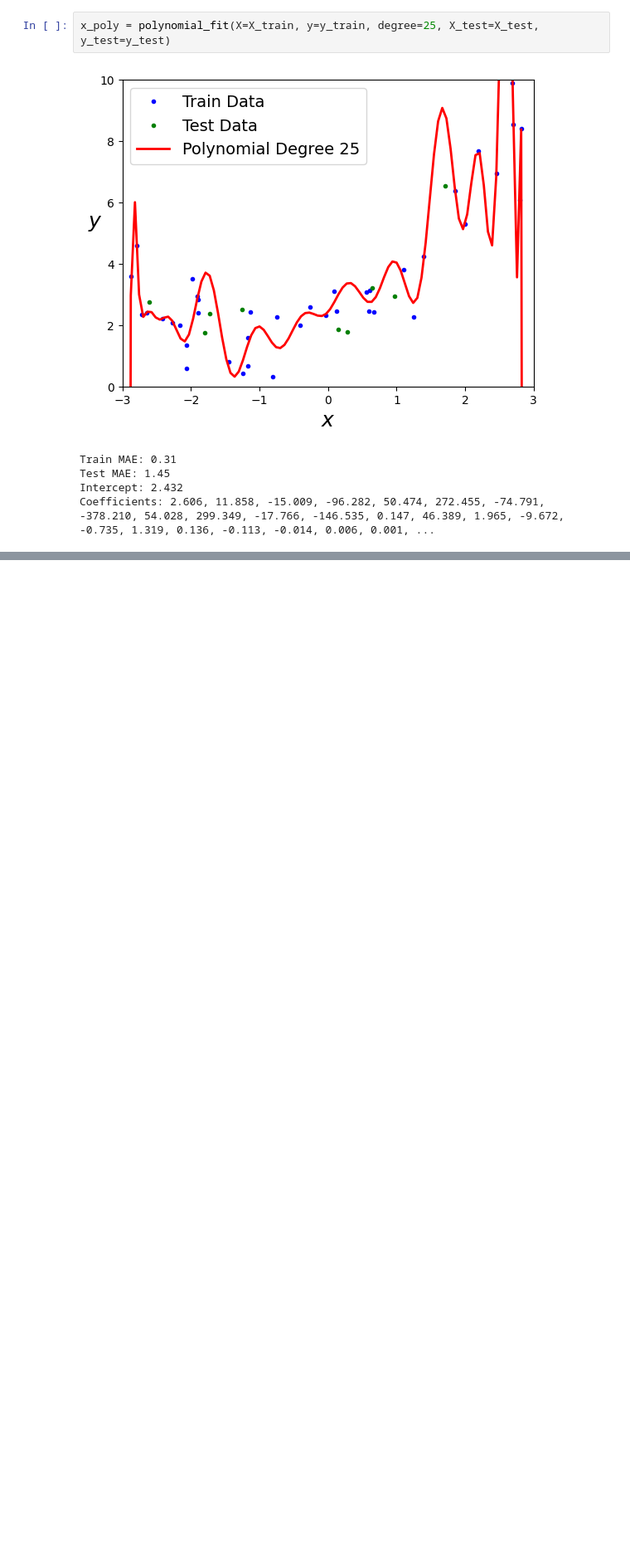
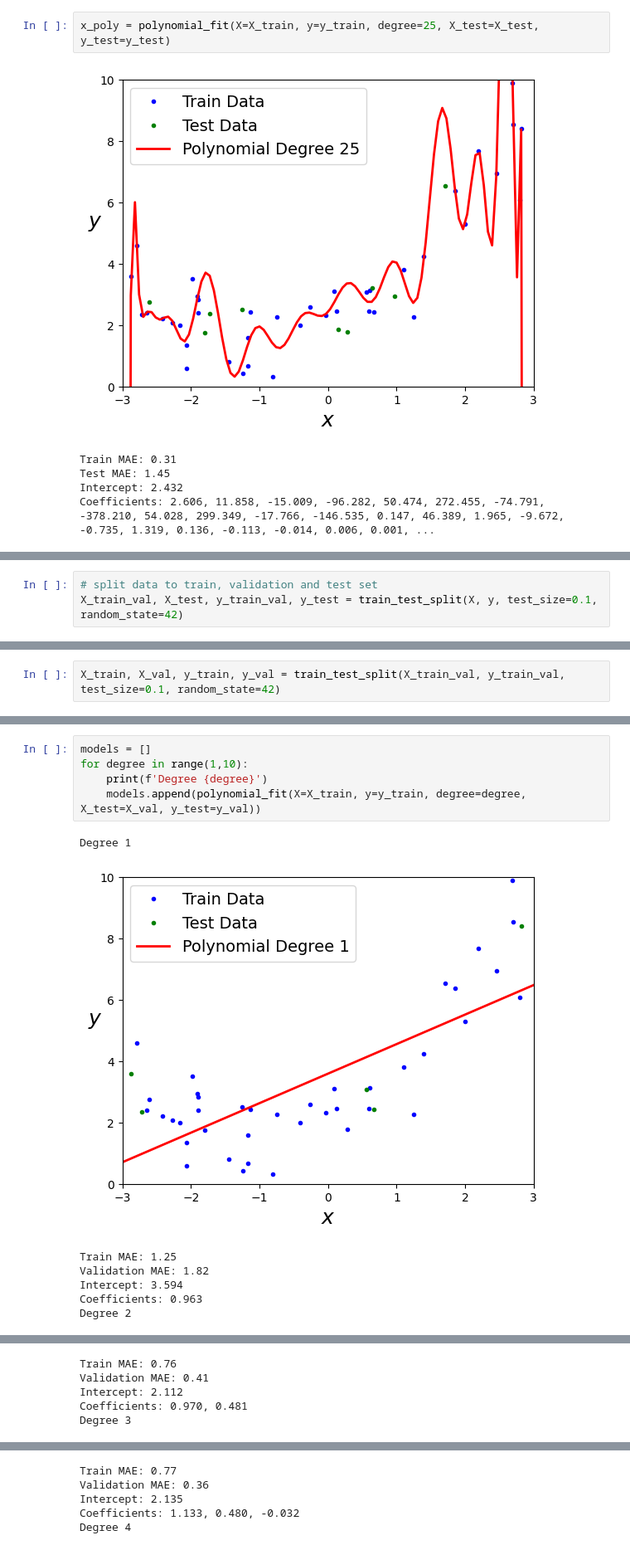
Before and after one commit to nasralani/CSCN8010, a Jupyter notebook: class_notebooks/polynomial_regression/poynomial_regression_and_overfitting.ipynb, the cells around one changed output, grey strips where cells are left out. Shown: that part at 83% size. Cells and saved outputs as stored; diff of their text form; blank space fills up the shorter version.

```diff
--- a/class_notebooks/polynomial_regression/poynomial_regression_and_overfitting.ipynb
+++ b/class_notebooks/polynomial_regression/poynomial_regression_and_overfitting.ipynb
@@ -134,0 +195,3 @@ Coefficients: 2.606, 11.858, -15.009, -96.282, 50.474, 272.455, -74.791, -378.21
+# %%
+# split data to train, validation and test set
+X_train_val, X_test, y_train_val, y_test = train_test_split(X, y, test_size=0.1, random_state=42)
@@ -134,0 +204,2 @@ Coefficients: 2.606, 11.858, -15.009, -96.282, 50.474, 272.455, -74.791, -378.21
+# %%
+X_train, X_val, y_train, y_val = train_test_split(X_train_val, y_train_val, test_size=0.1, random_state=42)
@@ -134,0 +212,13 @@ Coefficients: 2.606, 11.858, -15.009, -96.282, 50.474, 272.455, -74.791, -378.21
+# %%
+models = []
+for degree in range(1,10):
+    print(f'Degree {degree}')
+    models.append(polynomial_fit(X=X_train, y=y_train, degree=degree, X_test=X_val, y_test=y_val))
+# %% [output]
+Degree 1
+[figure, added]
+Train MAE: 1.25
+Validation MAE: 1.82
+Intercept: 3.594
+Coefficients: 0.963
+Degree 2
@@ -134,0 +226,5 @@ Coefficients: 2.606, 11.858, -15.009, -96.282, 50.474, 272.455, -74.791, -378.21
+Train MAE: 0.76
+Validation MAE: 0.41
+Intercept: 2.112
+Coefficients: 0.970, 0.481
+Degree 3
@@ -134,0 +232,5 @@ Coefficients: 2.606, 11.858, -15.009, -96.282, 50.474, 272.455, -74.791, -378.21
+Train MAE: 0.77
+Validation MAE: 0.36
+Intercept: 2.135
+Coefficients: 1.133, 0.480, -0.032
+Degree 4
```
Also changed, not shown: parts of 11 cells of this notebook.
